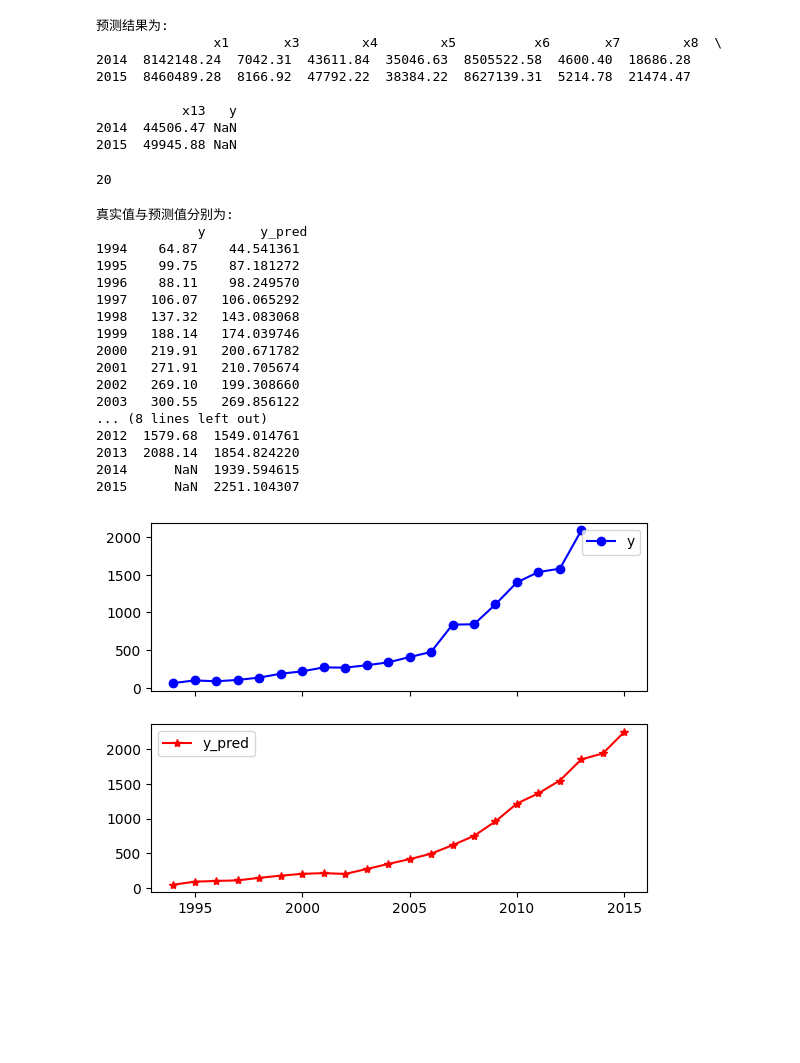
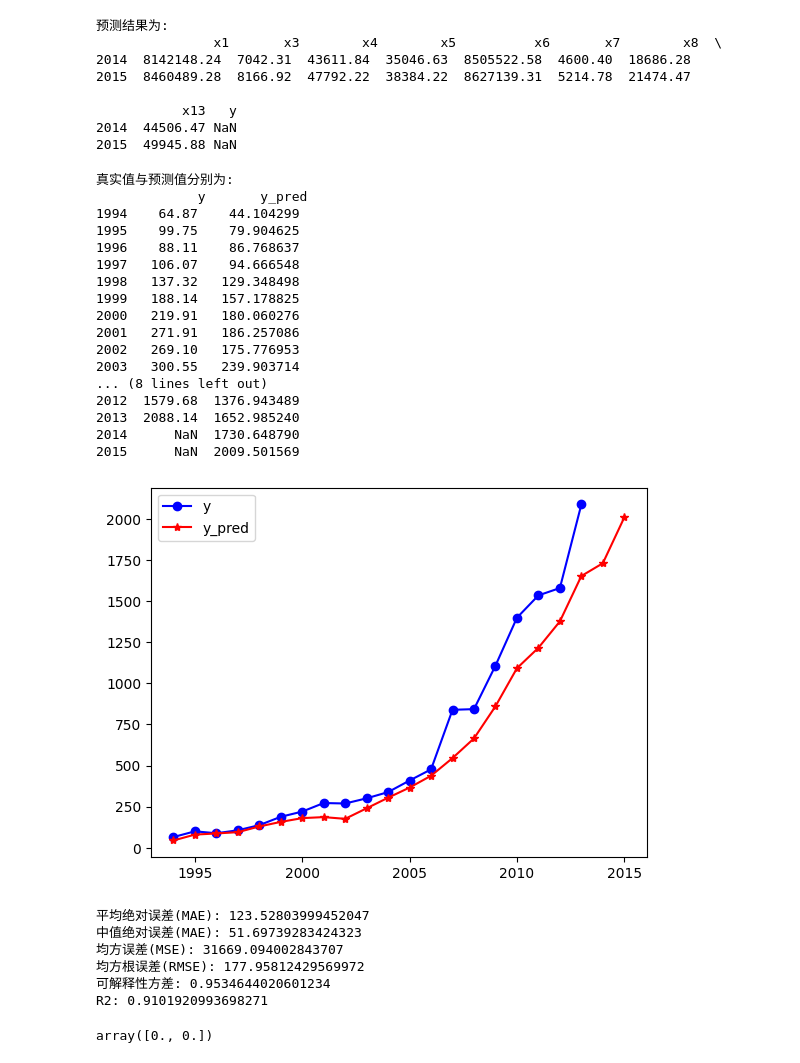
Before and after one commit to Kosthi/MathematicalModel, a Jupyter notebook: Practice/Python/第6章：财政影响收入分析和预测/predict.ipynb, the cells around one changed output. Cells and saved outputs as stored; diff of their text form; code cells hidden in the pictures; blank space fills up the shorter version.

```diff
--- a/Practice/Python/第6章：财政影响收入分析和预测/predict.ipynb
+++ b/Practice/Python/第6章：财政影响收入分析和预测/predict.ipynb
@@ -39,44 +51,70 @@ from sklearn.svm import LinearSVR
 # %%
 def standard(data):
     return (data - np.mean(data)) / np.std(data)
+
 inputfile = './predict_GM11.csv'
 data = pd.read_csv(inputfile, index_col=0)
 feature = data.keys()[:-1]
-data_train = data.loc[1994:2014].copy()
-data_train = standard(data_train)
-x_train = data_train[feature].values[:-1]
-y_train = data_train['y'].values[:-1]
+data_train = data.loc[1994:2013].copy()
+
+scaler = StandardScaler()
+scaler.set_output(transform="pandas")
+data_train = scaler.fit_transform(data_train)
+x_train = data_train[feature].values
+y_train = data_train['y'].values
-# %%
-len(x_train)
-# %% [output]
-20
 # %%
 linearSVR = LinearSVR()
 linearSVR.fit(x_train, y_train)
-x = standard(data[feature]).values
+scaler_x = StandardScaler()
+scaler_y = StandardScaler()
+x = scaler_x.fit_transform(data[feature])
+scaler_y.fit(data['y'].values.reshape(-1, 1)[:-2])
 data[u'y_pred'] = linearSVR.predict(x) * np.std(data['y']) + np.mean(data['y'])
 outfile = 'predict_SVR_GM11.csv'
 data.to_csv(outfile)
 # %%
 print('真实值与预测值分别为:\n', data[['y', 'y_pred']])
-fig = data[['y', 'y_pred']].plot(subplots=True, style=['b-o', 'r-*'])
+fig = data[['y', 'y_pred']].plot(style=['b-o', 'r-*'])
 plt.show()
 # %% [output]
 真实值与预测值分别为:
              y       y_pred
-1994    64.87    44.541361
-1995    99.75    87.181272
-1996    88.11    98.249570
-1997   106.07   106.065292
-1998   137.32   143.083068
-1999   188.14   174.039746
-2000   219.91   200.671782
-2001   271.91   210.705674
-2002   269.10   199.308660
-2003   300.55   269.856122
+1994    64.87    44.104299
+1995    99.75    79.904625
+1996    88.11    86.768637
+1997   106.07    94.666548
+1998   137.32   129.348498
+1999   188.14   157.178825
+2000   219.91   180.060276
+2001   271.91   186.257086
+2002   269.10   175.776953
+2003   300.55   239.903714
 ... (8 lines left out)
-2012  1579.68  1549.014761
-2013  2088.14  1854.824220
-2014      NaN  1939.594615
-2015      NaN  2251.104307
+2012  1579.68  1376.943489
+2013  2088.14  1652.985240
+2014      NaN  1730.648790
+2015      NaN  2009.501569
-[figure, old version]
+[figure, new version]
+# %%
+# 回归评价指标
+from sklearn.metrics import mean_absolute_error, mean_squared_error, median_absolute_error,\
+    explained_variance_score, r2_score
+y_pred = data['y_pred'][:-2]
+y = data['y'][:-2]
+print('平均绝对误差(MAE):', mean_absolute_error(y, y_pred))
+print('中值绝对误差(MAE):', median_absolute_error(y, y_pred))
+print('均方误差(MSE):', mean_squared_error(y, y_pred))
+print('均方根误差(RMSE):', np.sqrt(mean_squared_error(y, y_pred)))
+print('可解释性方差:', explained_variance_score(y, y_pred))
+print('R2:', r2_score(y, y_pred))
+# %% [output]
+平均绝对误差(MAE): 123.52803999452047
+中值绝对误差(MAE): 51.69739283424323
+均方误差(MSE): 31669.094002843707
+均方根误差(RMSE): 177.95812429569972
+可解释性方差: 0.9534644020601234
+R2: 0.9101920993698271
+# %%
+np.zeros(2)
+# %% [output]
+array([0., 0.])
```
Also changed, not shown: parts of 9 cells of this notebook, 3 other files.
